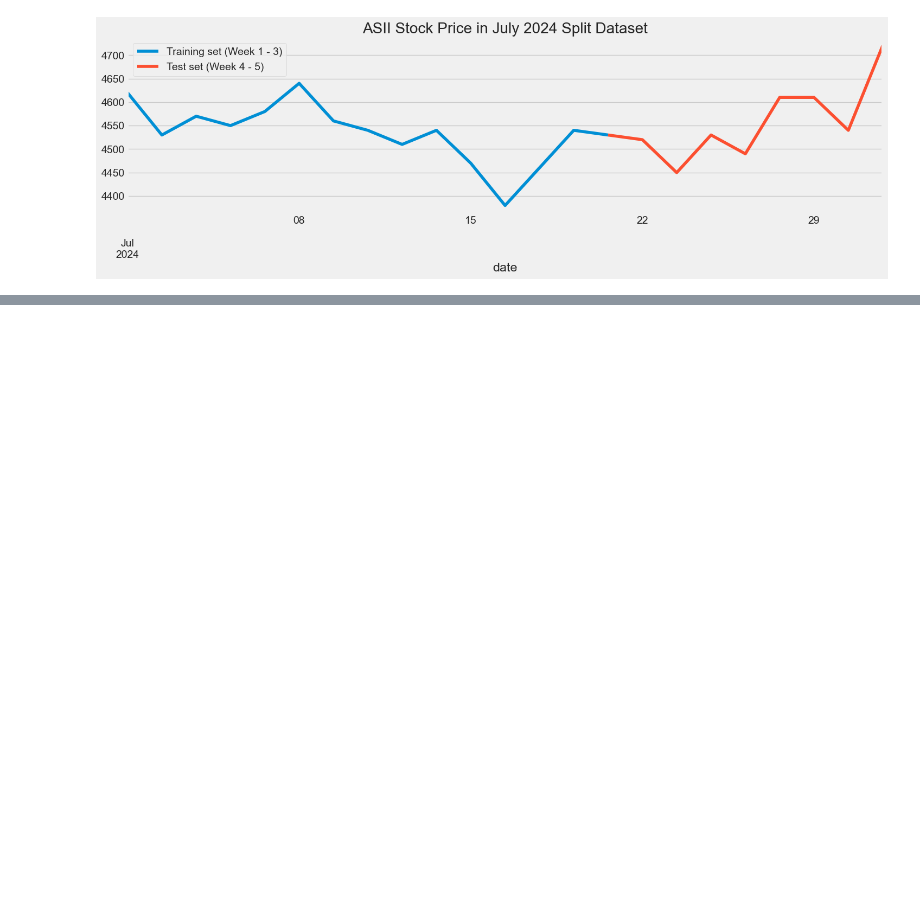
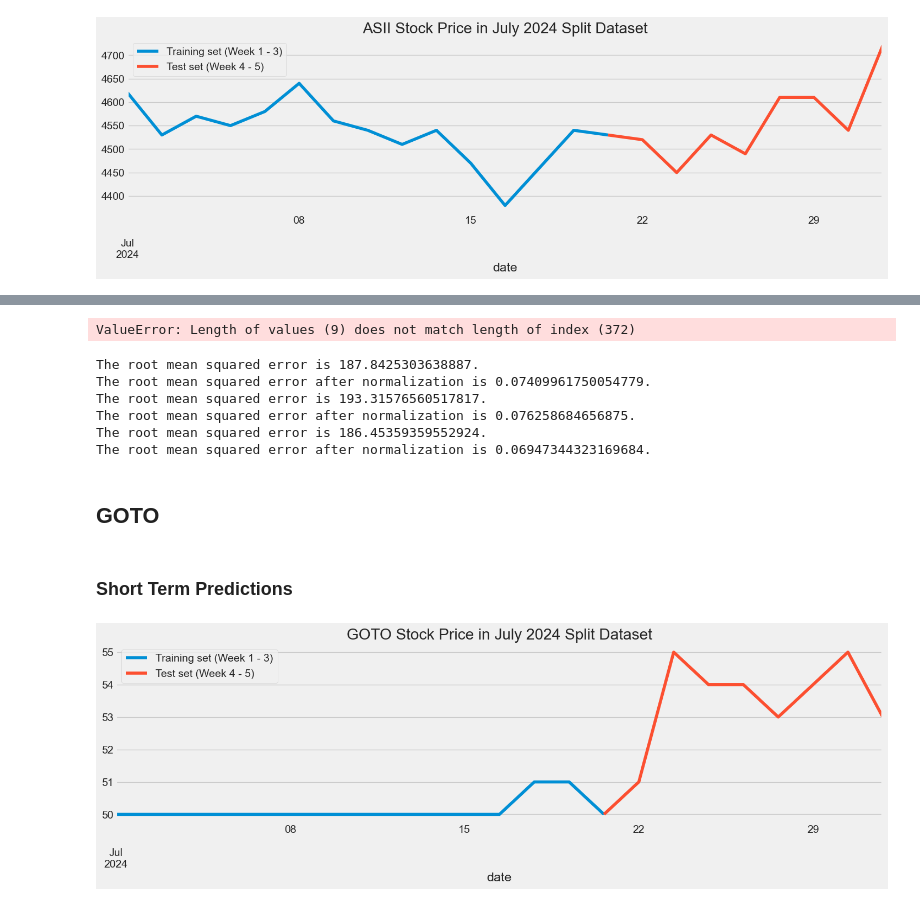
Before and after one commit to melikacandra/lstm_gru_rnn_price_predict, a Jupyter notebook: code_main/data_prediction_tuning.ipynb, the cells around one changed output, grey strips where cells are left out. Cells and saved outputs as stored; diff of their text form; code cells hidden in the pictures; blank space fills up the shorter version.

```diff
--- a/code_main/data_prediction_tuning.ipynb
+++ b/code_main/data_prediction_tuning.ipynb
@@ -464,0 +658,37 @@ dic_res['rmse_norm'].append(norm_rmse)
+# %%
+# Visualize the data
+# Plot the data
+train = ASII[:year]
+valid = ASII[year:]
+valid['pred_lstm'] = LSTM_predicted_stock_price
+valid['pred_gru'] = GRU_predicted_stock_price
+valid['pred_rnn'] = RNN_predicted_stock_price
+# Visualize the data
+plt.figure(figsize=(16,6))
+plt.title('Model LSTM, GRU, and RNN in ASII Long Term Predictions')
+plt.xlabel('Date', fontsize=18)
+plt.ylabel('Close Price Rupiah (Rp)', fontsize=18)
+plt.plot(train['close'])
+plt.plot(valid['close'])
+plt.plot(valid[['pred_lstm', 'pred_gru', 'pred_rnn']])
+plt.legend(['train', 'val', 'pred_lstm', 'pred_gru', 'pred_rnn'], loc='lower right')
+plt.show()
+# %% [output]
+ValueError: Length of values (9) does not match length of index (372)
+# %%
+# Evaluating the LSTM
+rmse_ASII_long_LSTM = return_rmse(ASII_long_test, LSTM_predicted_stock_price)
+norm_rmse_ASII_long_LSTM = return_rmse_norm(ASII_long_test, LSTM_predicted_stock_price)
+# Evaluating the RNN
+rmse_ASII_long_GRU = return_rmse(ASII_long_test, GRU_predicted_stock_price)
+norm_rmse_ASII_long_GRU = return_rmse_norm(ASII_long_test, GRU_predicted_stock_price)
+# Evaluating the sequence
+rmse_ASII_long_RNN = return_rmse(ASII_long_test, RNN_predicted_stock_price)
+norm_rmse_ASII_long_RNN = return_rmse_norm(ASII_long_test, RNN_predicted_stock_price)
+# %% [output]
+The root mean squared error is 187.8425303638887.
+The root mean squared error after normalization is 0.07409961750054779.
+The root mean squared error is 193.31576560517817.
+The root mean squared error after normalization is 0.076258684656875.
+The root mean squared error is 186.45359359552924.
+The root mean squared error after normalization is 0.06947344323169684.
@@ -464,0 +717,12 @@ dic_res['rmse_norm'].append(norm_rmse)
+# %% [markdown]
+## GOTO
+# %% [markdown]
+### Short Term Predictions
+# %%
+GOTO["close"][start_date:med_date].plot(figsize=(16,4), legend=True)
+GOTO["close"][med_date:end_date].plot(figsize=(16,4), legend=True)
+plt.legend(["Training set (Week 1 - 3)","Test set (Week 4 - 5)"])
+plt.title('GOTO Stock Price in July 2024 Split Dataset')
+plt.show()
+# %% [output]
+[figure, added]
```
Also changed, not shown: parts of 25 cells of this notebook.
